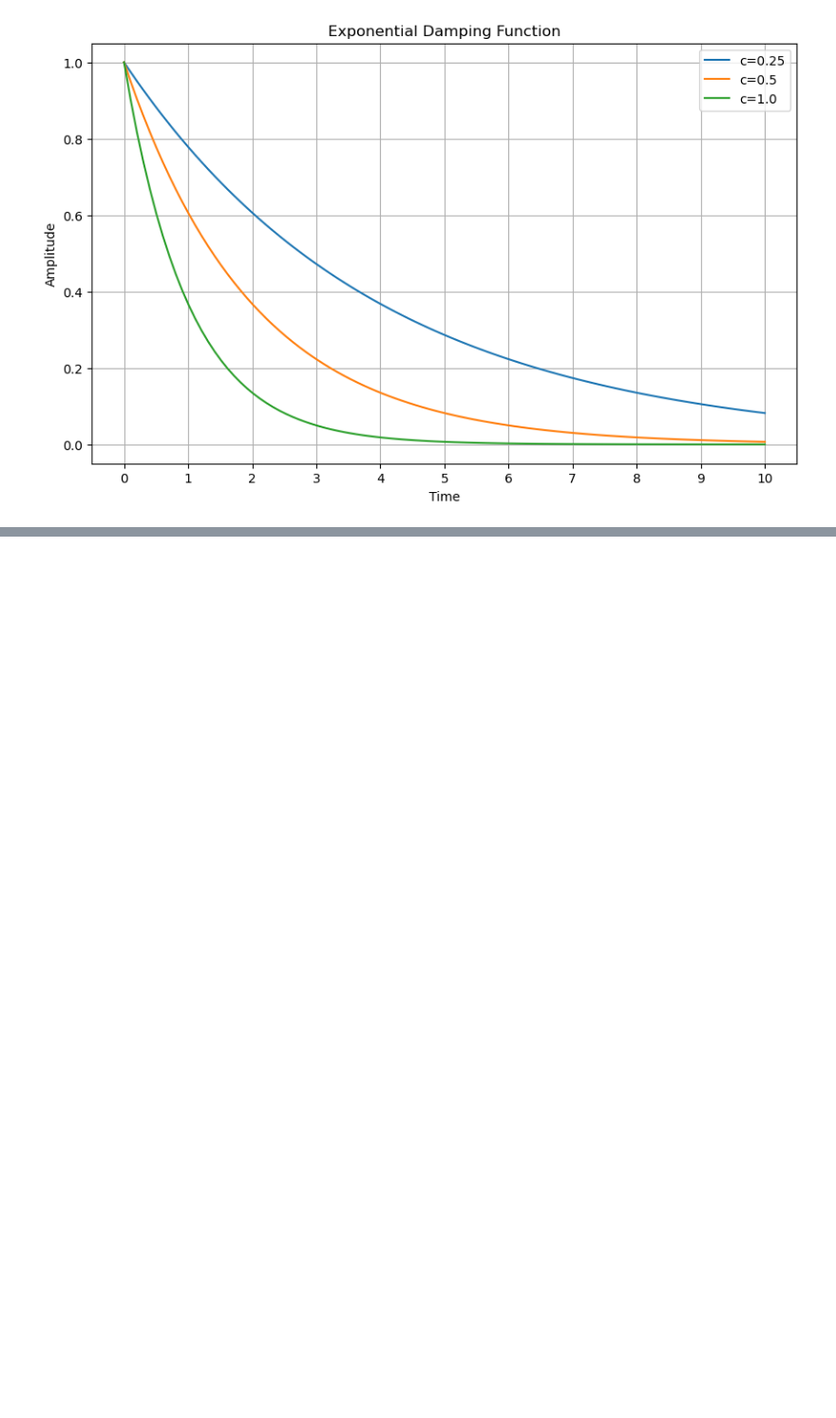
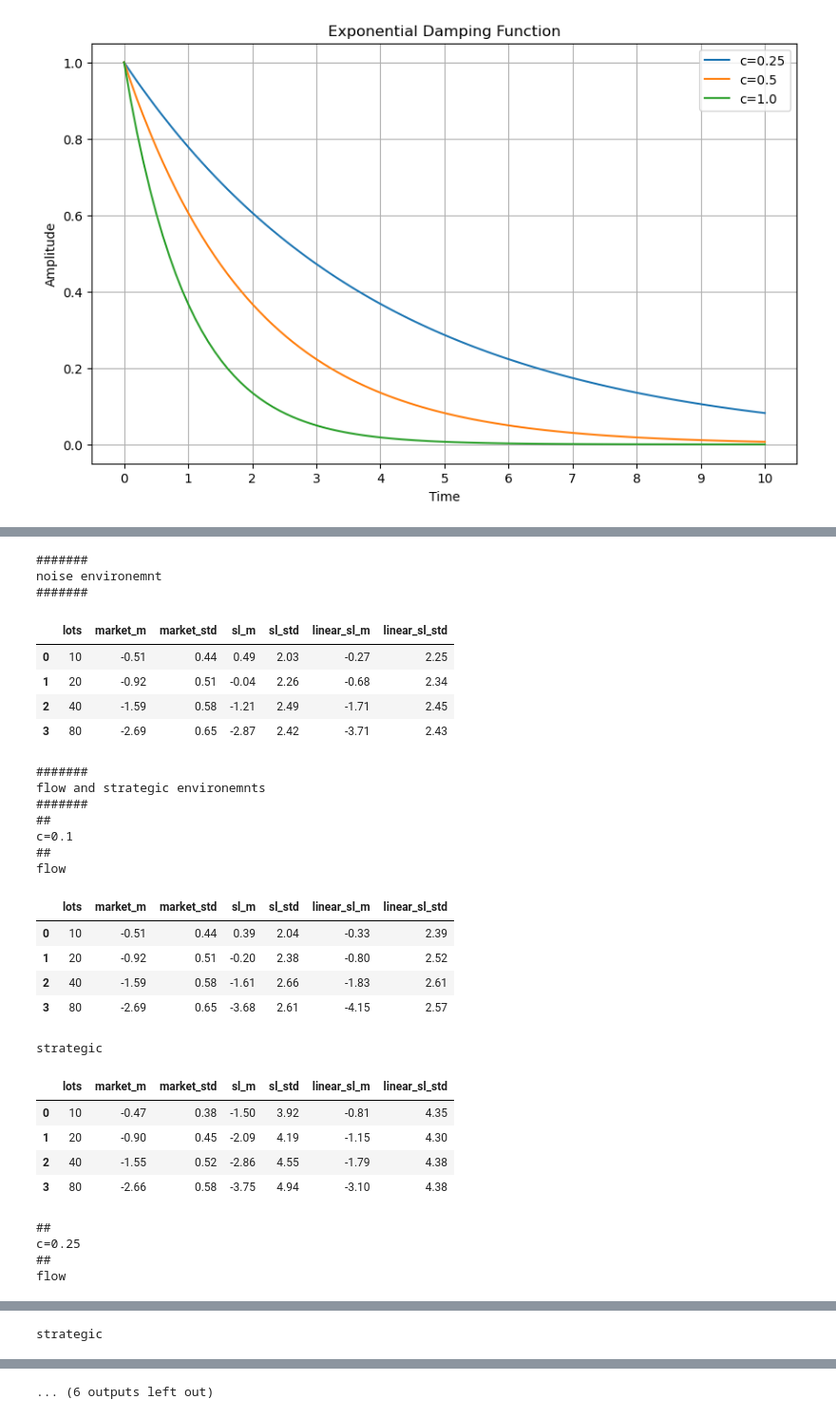
Before and after one commit to moritzweiss/lob, a Jupyter notebook: notebooks/performance_benchmark_strategies_damping_factors.ipynb, the cells around one changed output, grey strips where cells are left out. Shown: that part at 95% size. Cells and saved outputs as stored; diff of their text form; code cells hidden in the pictures; blank space fills up the shorter version.

```diff
--- a/notebooks/performance_benchmark_strategies_damping_factors.ipynb
+++ b/notebooks/performance_benchmark_strategies_damping_factors.ipynb
@@ -88,0 +34,77 @@ damping c=1.0
+# %%
+d = {}
+for c in [0.1, 0.25, 0.5, 1.0]:
+    d[c] = {}
+    for me in ['flow', 'strategic']:
+        d[c][me] = pd.read_csv(parent_dir+f'/results/performance_benchmarks_{me}_environment_damping_factor_{c}.csv')
+d['noise'] = pd.read_csv(parent_dir+f'/results/performance_benchmarks_noise_environment.csv')
+
+
+print()
+print('#######')
+print('noise environemnt')
+print('#######')
+print()
+display(d['noise'])
+
+
+# for c in [0.1, 0.25, 0.5, 1.0]:
+#     for me in ['noise', 'flow']:
+#         print(f'environment={me}')
+#         print(f'c={c}')
+#         display(d[c][me])
+
+# print()
+# print('#######')
+# print('compare only noise environemts')
+# print('#######')
+# print()
+
+# me='noise'
+# for c in [0.1, 0.25, 0.5, 1.0]:
+#     print(f'c={c}')
+#     display(d[c][me])
+
+print()
+print('#######')
+print('flow and strategic environemnts')
+print('#######')
+for c in [0.1, 0.25, 0.5, 1.0]:
+    print('###')
+    print(f'c={c}')
+    print('###')
+    for me in ['flow', 'strategic']:
+        print('#')
+        print(me)
+        display(d[c][me])
+# %% [output]
+#######
+noise environemnt
+#######
+|  | lots | market_m | market_std | sl_m | sl_std | linear_sl_m | linear_sl_std |
+| 0 | 10 | -0.51 | 0.44 | 0.49 | 2.03 | -0.27 | 2.25 |
+| 1 | 20 | -0.92 | 0.51 | -0.04 | 2.26 | -0.68 | 2.34 |
+| 2 | 40 | -1.59 | 0.58 | -1.21 | 2.49 | -1.71 | 2.45 |
+| 3 | 80 | -2.69 | 0.65 | -2.87 | 2.42 | -3.71 | 2.43 |
+#######
+flow and strategic environemnts
+#######
+##
+c=0.1
+##
+flow
+|  | lots | market_m | market_std | sl_m | sl_std | linear_sl_m | linear_sl_std |
+| 0 | 10 | -0.51 | 0.44 | 0.39 | 2.04 | -0.33 | 2.39 |
+| 1 | 20 | -0.92 | 0.51 | -0.20 | 2.38 | -0.80 | 2.52 |
+| 2 | 40 | -1.59 | 0.58 | -1.61 | 2.66 | -1.83 | 2.61 |
+| 3 | 80 | -2.69 | 0.65 | -3.68 | 2.61 | -4.15 | 2.57 |
+strategic
+|  | lots | market_m | market_std | sl_m | sl_std | linear_sl_m | linear_sl_std |
+| 0 | 10 | -0.47 | 0.38 | -1.50 | 3.92 | -0.81 | 4.35 |
+| 1 | 20 | -0.90 | 0.45 | -2.09 | 4.19 | -1.15 | 4.30 |
+| 2 | 40 | -1.55 | 0.52 | -2.86 | 4.55 | -1.79 | 4.38 |
+| 3 | 80 | -2.66 | 0.58 | -3.75 | 4.94 | -3.10 | 4.38 |
+##
+c=0.25
+##
+flow
@@ -88,0 +116 @@ damping c=1.0
+strategic
@@ -88,0 +131 @@ damping c=1.0
+... (6 outputs left out)
```
Also changed, not shown: parts of 3 cells of this notebook.
